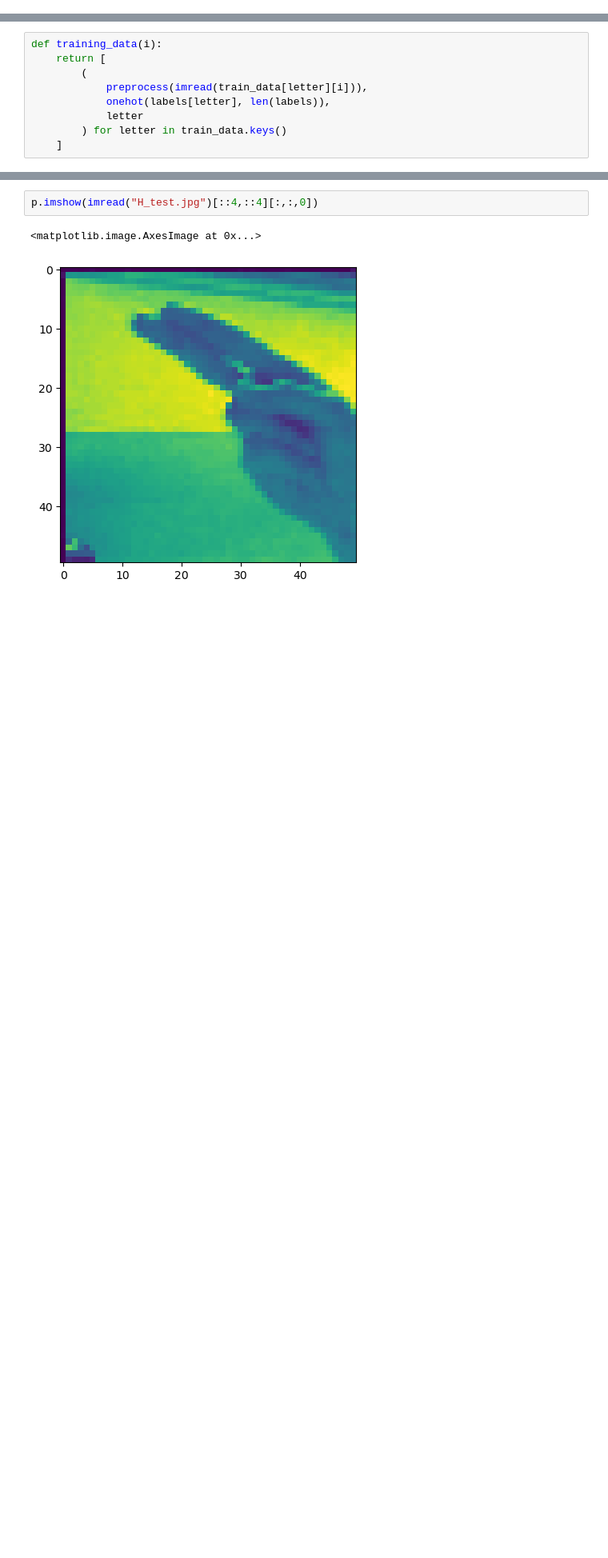
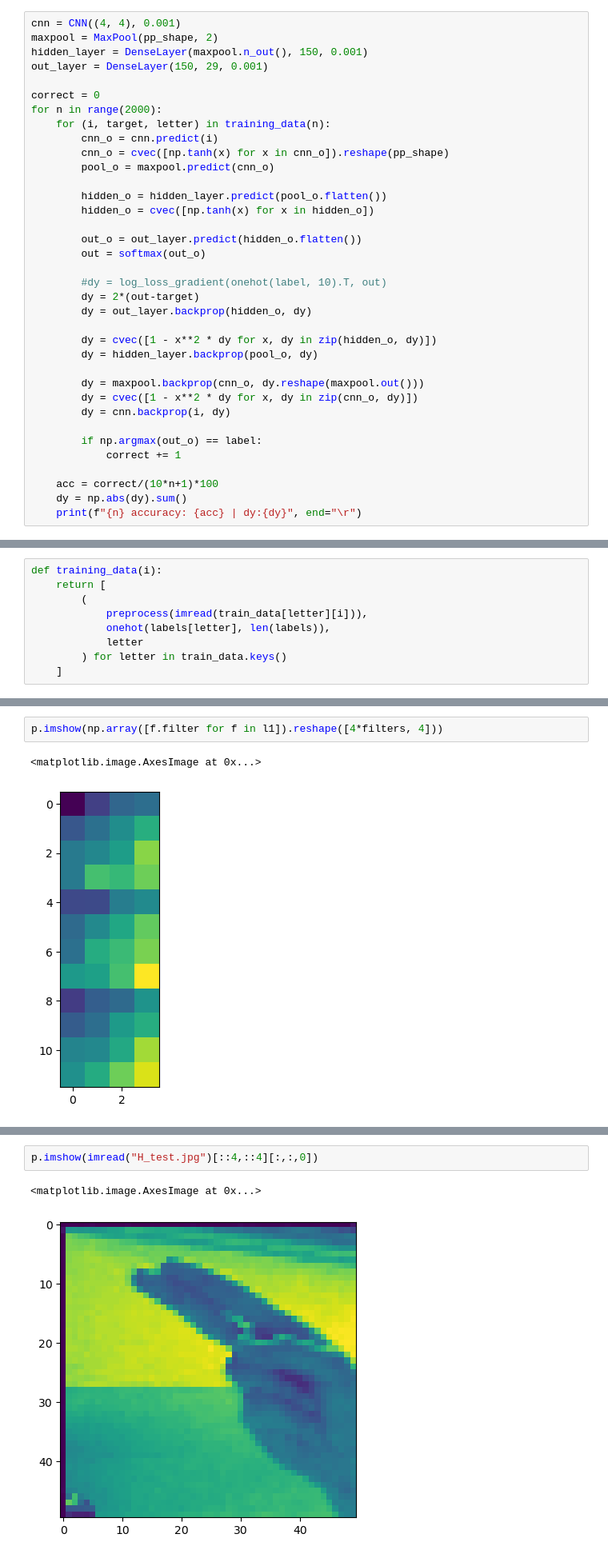
Before and after one commit to unic0rn9k/ASL-translate, a Jupyter notebook: tegnsprogstranslate.ipynb, the cells around one changed output, grey strips where cells are left out. Shown: that part at 80% size. Saved outputs shown, nothing was run; the diff lists cells and outputs as text; blank space fills up the shorter version.

```diff
--- a/tegnsprogstranslate.ipynb
+++ b/tegnsprogstranslate.ipynb
@@ -450 +470,37 @@ for n in range(1000):
 KeyboardInterrupt:
+# %%
+cnn = CNN((4, 4), 0.001)
+maxpool = MaxPool(pp_shape, 2)
+hidden_layer = DenseLayer(maxpool.n_out(), 150, 0.001)
+out_layer = DenseLayer(150, 29, 0.001)
+
+correct = 0
+for n in range(2000):
+    for (i, target, letter) in training_data(n):
+        cnn_o = cnn.predict(i)
+        cnn_o = cvec([np.tanh(x) for x in cnn_o]).reshape(pp_shape)
+        pool_o = maxpool.predict(cnn_o)
+
+        hidden_o = hidden_layer.predict(pool_o.flatten())
+        hidden_o = cvec([np.tanh(x) for x in hidden_o])
+
+        out_o = out_layer.predict(hidden_o.flatten())
+        out = softmax(out_o)
+
+        #dy = log_loss_gradient(onehot(label, 10).T, out)
+        dy = 2*(out-target)
+        dy = out_layer.backprop(hidden_o, dy)
+
+        dy = cvec([1 - x**2 * dy for x, dy in zip(hidden_o, dy)])
+        dy = hidden_layer.backprop(pool_o, dy)
+
+        dy = maxpool.backprop(cnn_o, dy.reshape(maxpool.out()))
+        dy = cvec([1 - x**2 * dy for x, dy in zip(cnn_o, dy)])
+        dy = cnn.backprop(i, dy)
+
+        if np.argmax(out_o) == label:
+            correct += 1
+
+    acc = correct/(10*n+1)*100
+    dy = np.abs(dy).sum()
+    print(f"{n} accuracy: {acc} | dy:{dy}", end="\r")
@@ -491,0 +559,5 @@ ValueError: cannot reshape array of size 31640625 into shape (225,25)
+# %%
+p.imshow(np.array([f.filter for f in l1]).reshape([4*filters, 4]))
+# %% [output]
+<matplotlib.image.AxesImage at 0x...>
+[figure, added]
```
Also changed, not shown: parts of 18 cells of this notebook, 1 other file.
